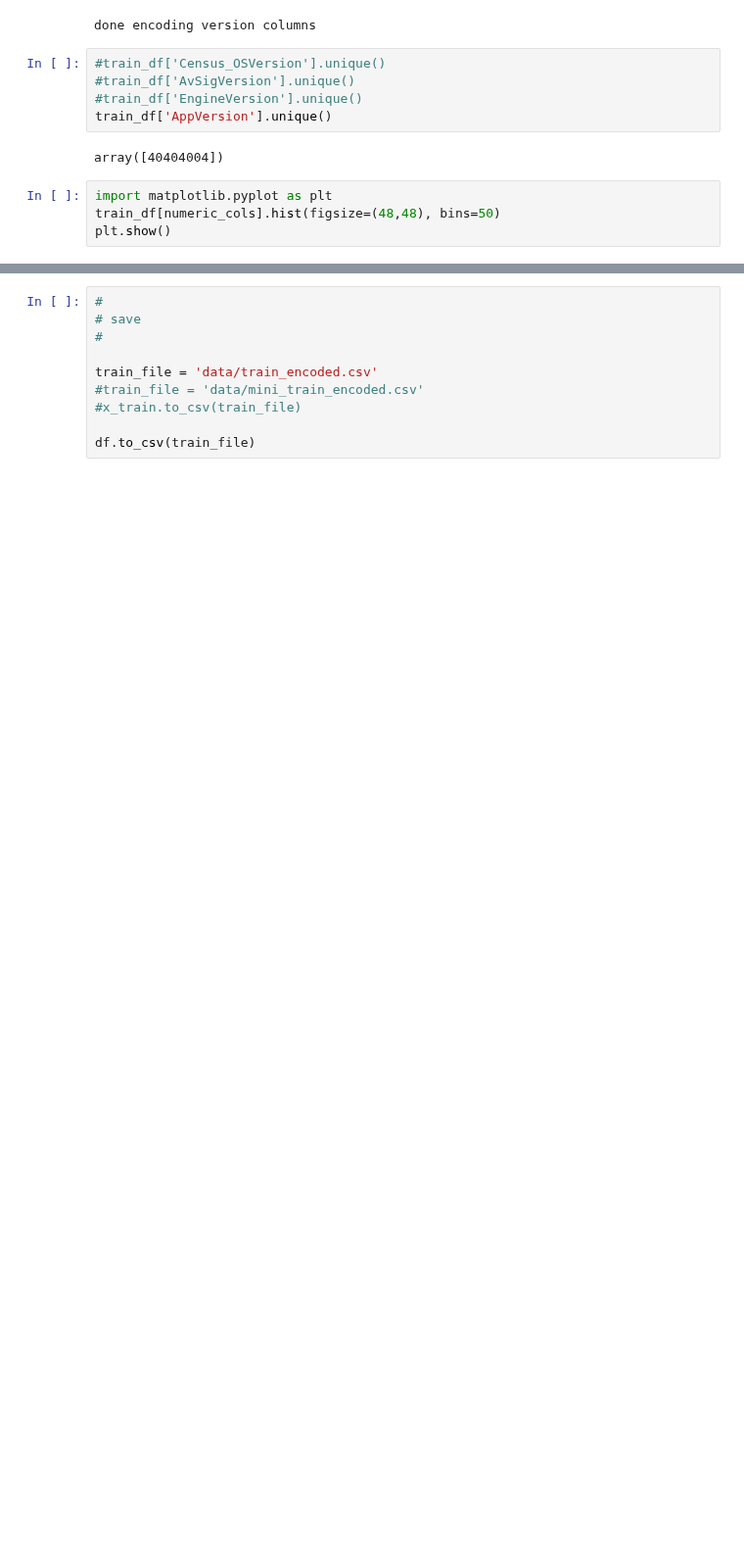
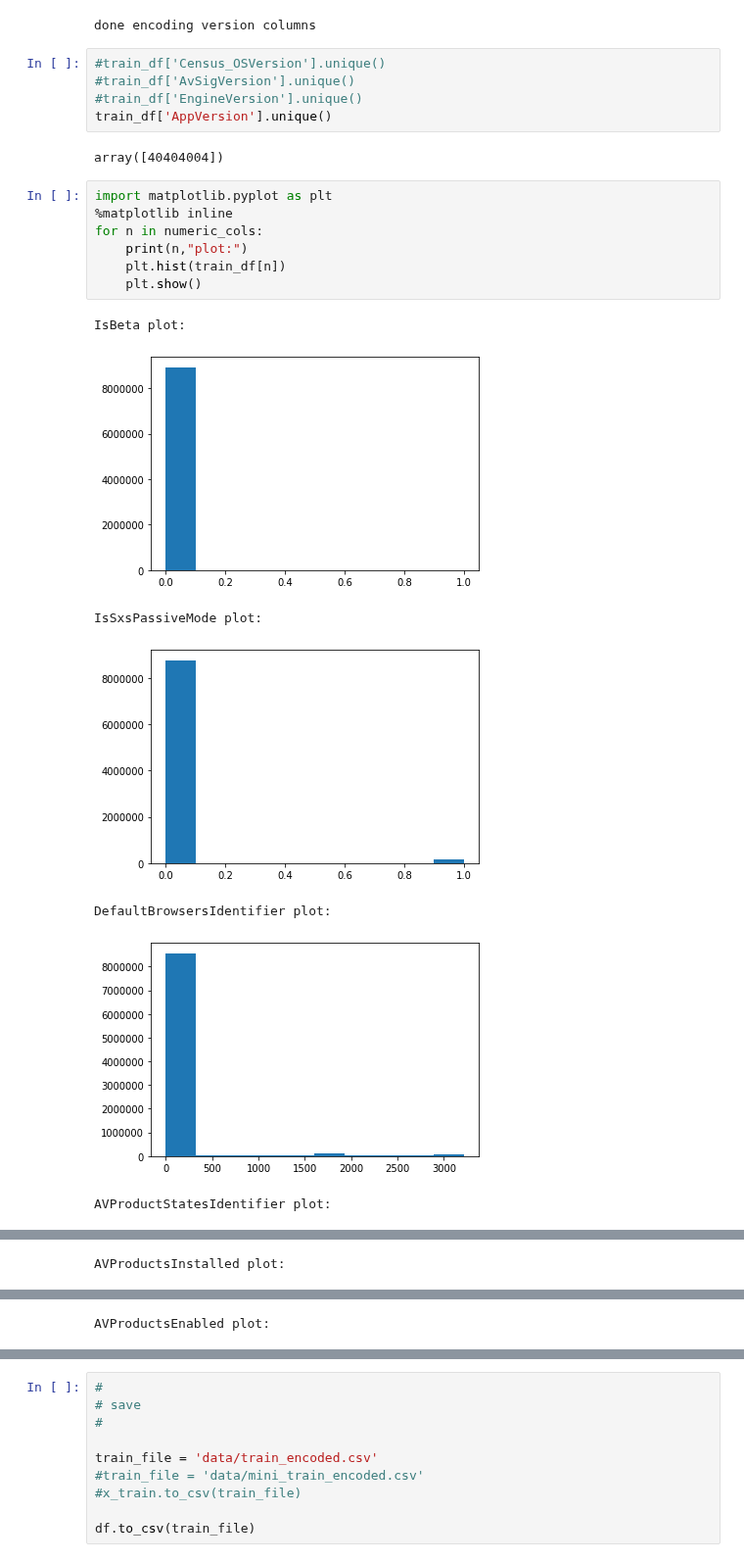
Before and after one commit to kevin-hartman/207-final-project, a Jupyter notebook: encoding.ipynb, the cells around one changed output, grey strips where cells are left out. Shown at 98% size. Cells and saved outputs as stored; diff of their text form; blank space fills up the shorter version.

```diff
--- a/encoding.ipynb
+++ b/encoding.ipynb
@@ -111,5 +92,16 @@ train_df['AppVersion'].unique()
 array([40404004])
 # %%
 import matplotlib.pyplot as plt
-train_df[numeric_cols].hist(figsize=(48,48), bins=50)
-plt.show()
+%matplotlib inline
+for n in numeric_cols:
+    print(n,"plot:")
+    plt.hist(train_df[n])
+    plt.show()
+# %% [output]
+IsBeta plot:
+[figure, added]
+IsSxsPassiveMode plot:
+[figure, added]
+DefaultBrowsersIdentifier plot:
+[figure, added]
+AVProductStatesIdentifier plot:
@@ -115,0 +109 @@ plt.show()
+AVProductsInstalled plot:
@@ -115,0 +111 @@ plt.show()
+AVProductsEnabled plot:
```
Also changed, not shown: parts of 10 cells of this notebook.
